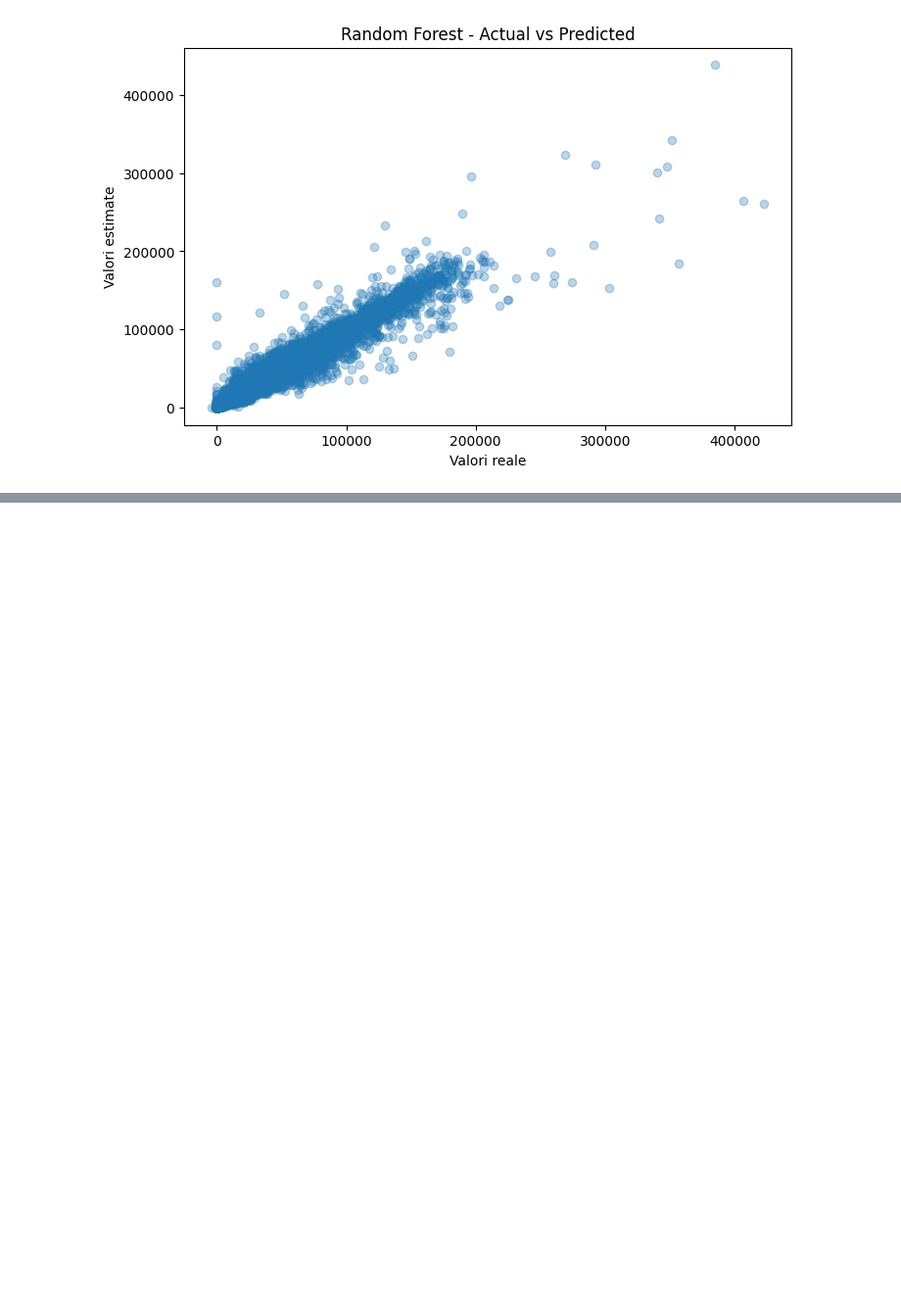
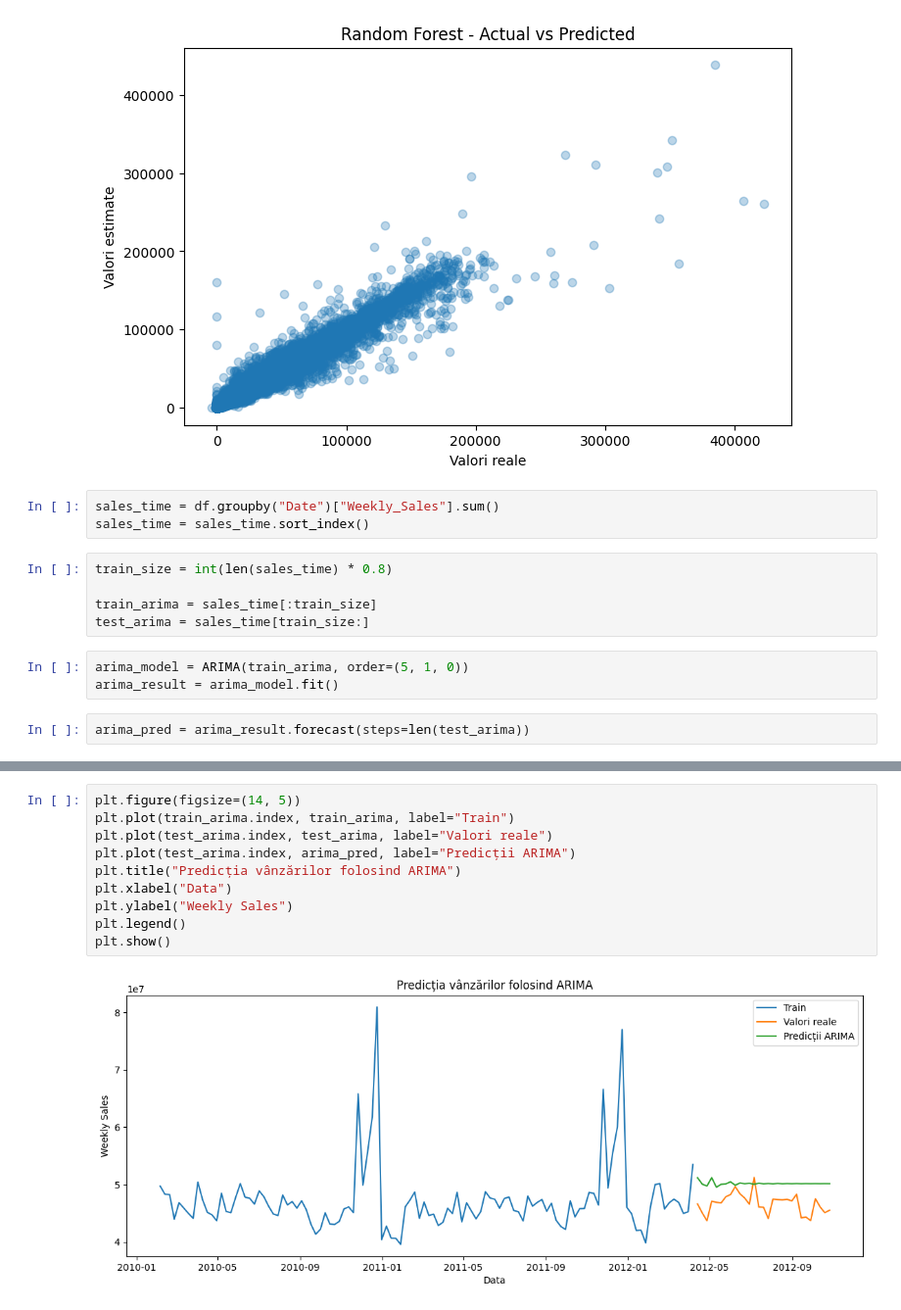
Before and after one commit to amariutanicoleta-beep/Proiect_econometrie-, a Jupyter notebook: Bun_venit_la_Colaboratory!.ipynb, the cells around one changed output, grey strips where cells are left out. Shown at 98% size. Saved outputs shown, nothing was run; the diff lists cells and outputs as text; blank space fills up the shorter version.

Commit message:
Creat folosind Colaboratory

```diff
--- a/Bun_venit_la_Colaboratory!.ipynb
+++ b/Bun_venit_la_Colaboratory!.ipynb
@@ -522,3 +524,16 @@ plt.title("Random Forest - Actual vs Predicted")
 plt.show()
 # %% [output]
 [figure]
+# %%
+sales_time = df.groupby("Date")["Weekly_Sales"].sum()
+sales_time = sales_time.sort_index()
+# %%
+train_size = int(len(sales_time) * 0.8)
+
+train_arima = sales_time[:train_size]
+test_arima = sales_time[train_size:]
+# %%
+arima_model = ARIMA(train_arima, order=(5, 1, 0))
+arima_result = arima_model.fit()
+# %%
+arima_pred = arima_result.forecast(steps=len(test_arima))
@@ -524,0 +554,12 @@ plt.show()
+# %%
+plt.figure(figsize=(14, 5))
+plt.plot(train_arima.index, train_arima, label="Train")
+plt.plot(test_arima.index, test_arima, label="Valori reale")
+plt.plot(test_arima.index, arima_pred, label="Predicții ARIMA")
+plt.title("Predicția vânzărilor folosind ARIMA")
+plt.xlabel("Data")
+plt.ylabel("Weekly Sales")
+plt.legend()
+plt.show()
+# %% [output]
+[figure, added]
```
Also changed, not shown: parts of 26 cells of this notebook.
